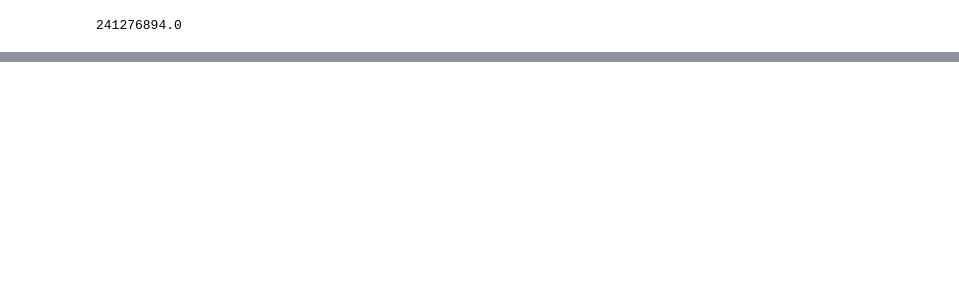
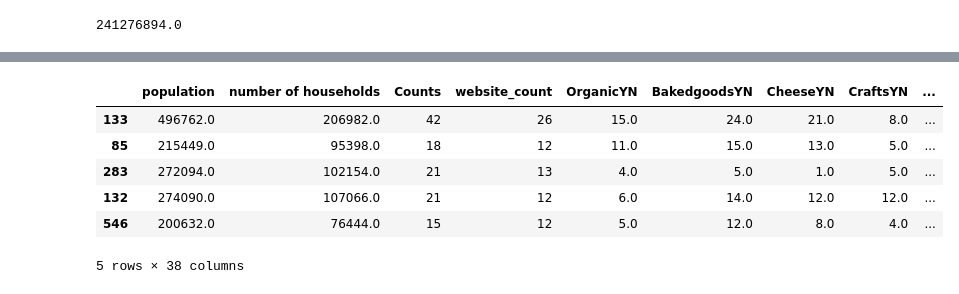
Before and after one commit to abiswas20/Data_Sci_Projects, a Jupyter notebook: Farmers Markets in the United States-Kaggle/Farmers_Market_in_the_US.ipynb, the cells around one changed output, grey strips where cells are left out. Cells and saved outputs as stored; diff of their text form; code cells hidden in the pictures; blank space fills up the shorter version.

```diff
--- a/Farmers Markets in the United States-Kaggle/Farmers_Market_in_the_US.ipynb
+++ b/Farmers Markets in the United States-Kaggle/Farmers_Market_in_the_US.ipynb
@@ -411,0 +443,12 @@ So total population of counties that have 3 or more farmer's market is 241,276,8
+# %%
+df_features=df_combined[['population', 'number of households', 'Counts', 'website_count', 'OrganicYN','BakedgoodsYN', 'CheeseYN', 'CraftsYN', 'FlowersYN', 'EggsYN','SeafoodYN', 'HerbsYN', 'VegetablesYN', 'HoneyYN', 'JamsYN','MapleYN', 'MeatYN', 'NurseryYN', 'NutsYN', 'PlantsYN','PoultryYN', 'PreparedYN', 'SoapYN', 'TreesYN', 'WineYN','CoffeeYN', 'BeansYN', 'FruitsYN', 'GrainsYN', 'JuicesYN','MushroomsYN', 'PetFoodYN', 'TofuYN', 'WildHarvestedYN','counts_per_capita','per capita income', 'median household income','median family income']].copy(deep=True)
+# %%
+df_features.head()
+# %% [output]
+|  | population | number of households | Counts | website_count | OrganicYN | BakedgoodsYN | CheeseYN | CraftsYN | ... |
+| 133 | 496762.0 | 206982.0 | 42 | 26 | 15.0 | 24.0 | 21.0 | 8.0 | ... |
+| 85 | 215449.0 | 95398.0 | 18 | 12 | 11.0 | 15.0 | 13.0 | 5.0 | ... |
+| 283 | 272094.0 | 102154.0 | 21 | 13 | 4.0 | 5.0 | 1.0 | 5.0 | ... |
+| 132 | 274090.0 | 107066.0 | 21 | 12 | 6.0 | 14.0 | 12.0 | 12.0 | ... |
+| 546 | 200632.0 | 76444.0 | 15 | 12 | 5.0 | 12.0 | 8.0 | 4.0 | ... |
+5 rows × 38 columns
```
Also changed, not shown: parts of 21 cells of this notebook, 1 other file.
